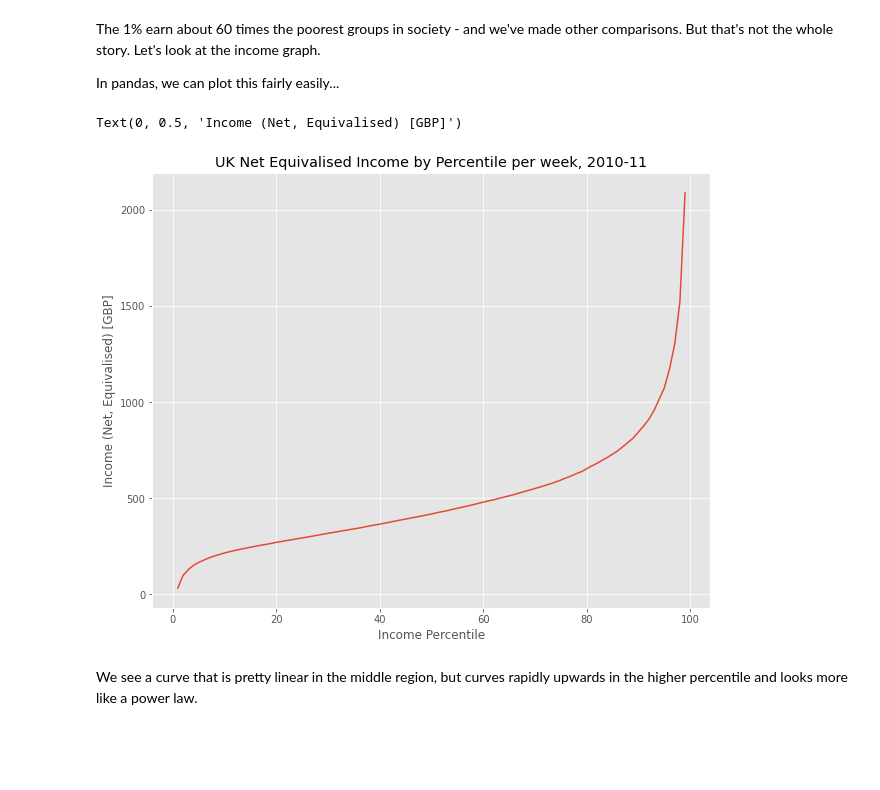
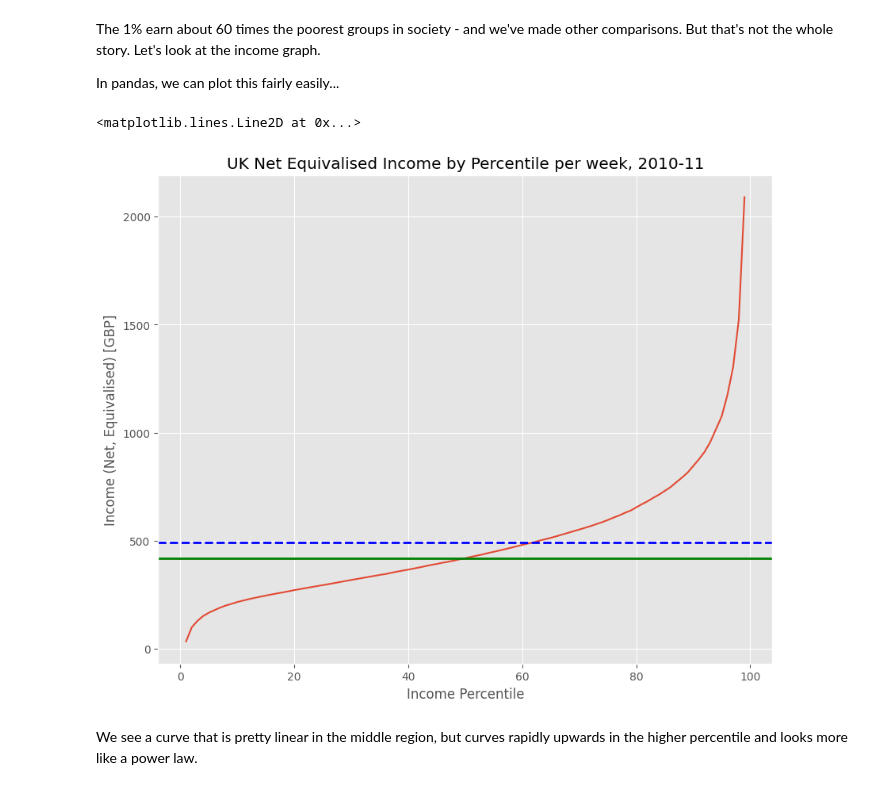
Before and after one commit to Maiasamberger/QM2, a Jupyter notebook: notebooks/W02. Pandas.ipynb, the cells around one changed output. Saved outputs shown, nothing was run; the diff lists cells and outputs as text; code cells hidden in the pictures; blank space fills up the shorter version.

```diff
--- a/notebooks/W02. Pandas.ipynb
+++ b/notebooks/W02. Pandas.ipynb
@@ -196,11 +211,29 @@ In pandas, we can plot this fairly easily...
 # %%
 income['Net equivalised household income in 2010-11, week'].plot()
 plt.title('UK Net Equivalised Income by Percentile per week, 2010-11')
 plt.xlabel('Income Percentile')
 plt.ylabel('Income (Net, Equivalised) [GBP]')
+
+mean_income = income['Net equivalised household income in 2010-11, week'].mean()
+median_income = income['Net equivalised household income in 2010-11, week'].median()
+
+plt.axhline(
+    mean_income,
+    color='blue',
+    linestyle='--',
+    linewidth=2,
+    label=f'Mean (£{mean_income:.2f})'
+)
+plt.axhline(
+    median_income,
+    color='green',
+    linestyle='-',
+    linewidth=2,
+    label=f'Median (£{median_income:.2f})'
+)
 # %% [output]
-Text(0, 0.5, 'Income (Net, Equivalised) [GBP]')
+<matplotlib.lines.Line2D at 0x...>
-[figure, old version]
+[figure, new version]
 # %% [markdown]
 We see a curve that is pretty linear in the middle region, but curves rapidly upwards in the higher percentile and looks more like a power law.
 # %% [markdown]
```
Also changed, not shown: parts of 20 cells of this notebook.
